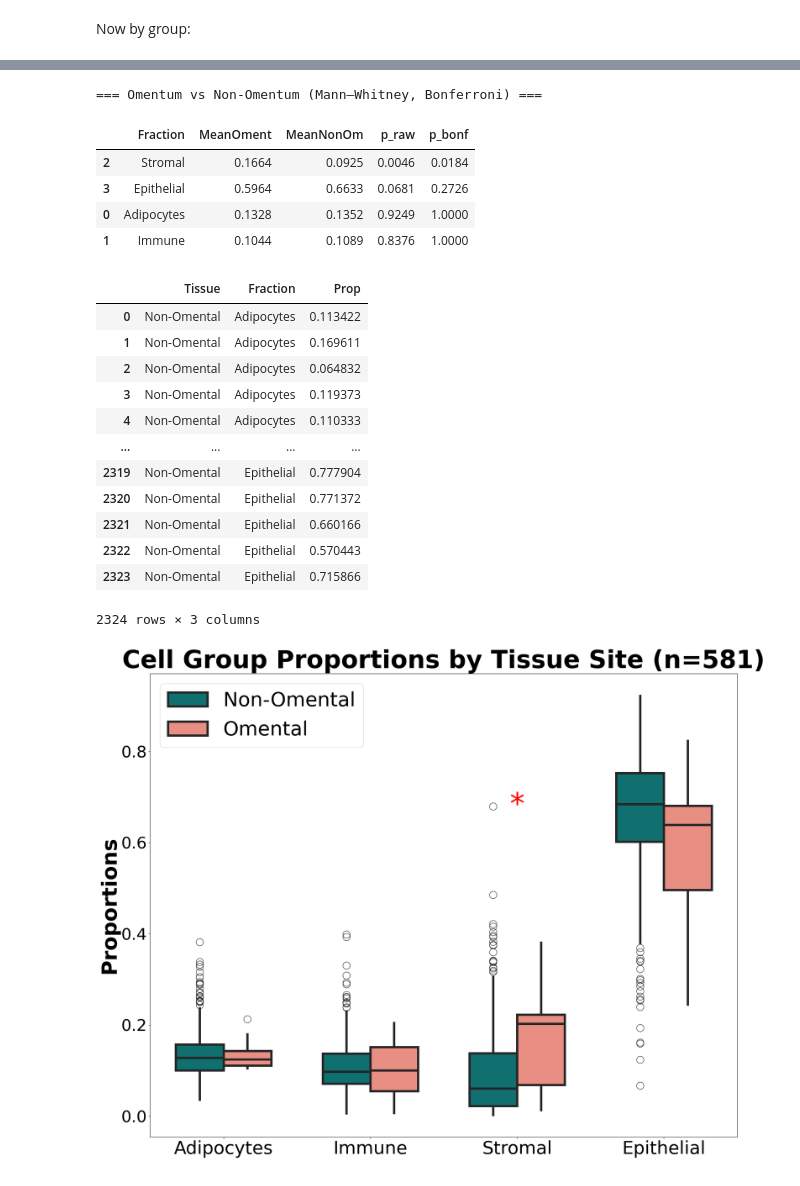
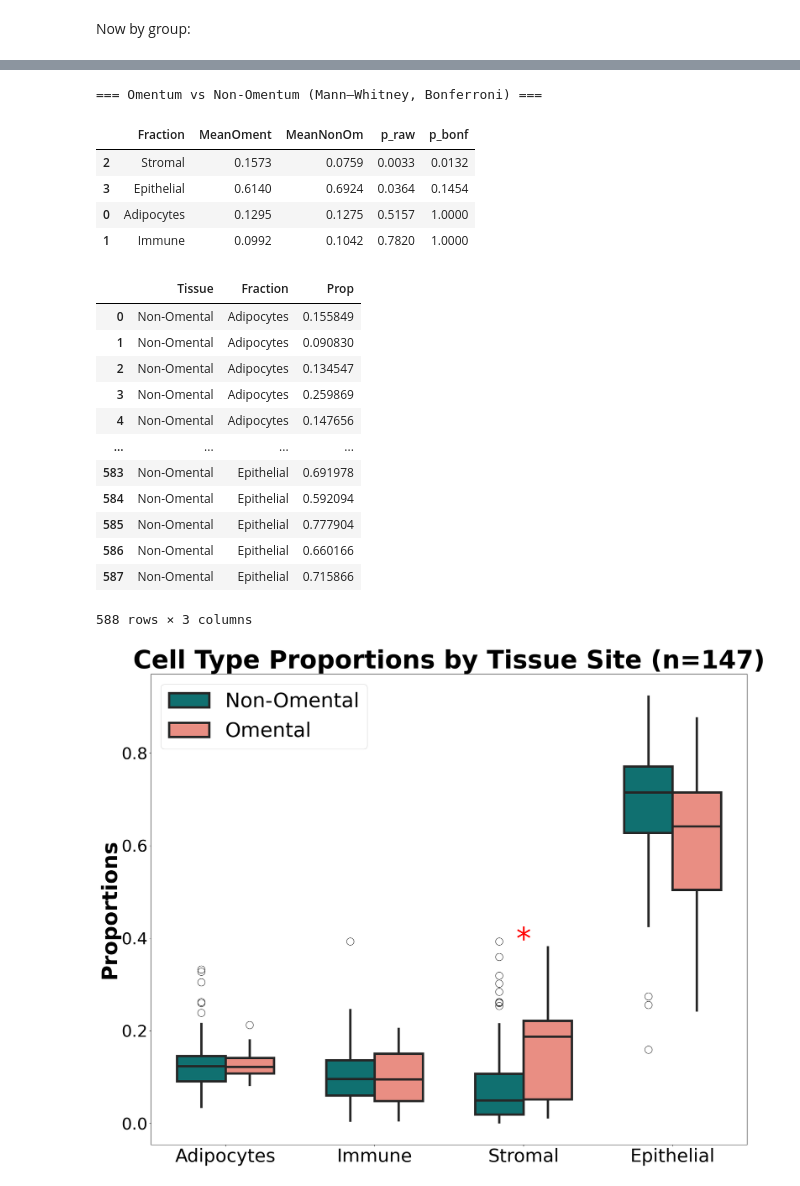
Before and after one commit to ivichadriana/HGSOC_Adipocytes, a Jupyter notebook: notebooks/analysis_proportions_vs_tissue.ipynb, the cells around one changed output, grey strips where cells are left out. Drawn from its saved outputs; the diff is of its cells as text; code cells hidden in the pictures.

```diff
--- a/notebooks/analysis_proportions_vs_tissue.ipynb
+++ b/notebooks/analysis_proportions_vs_tissue.ipynb
@@ -87,14 +87,3 @@ renaming = hp.get_variable_renaming()
 tissue_dictionary = hp.get_tissue_dictionary()
 # %% [markdown]
 Metadata
-# %%
-meta_full = hp.open_and_clean_meta(
-    meta_path=meta_path, renaming=renaming, tissue_dictionary=tissue_dictionary
-)
-
-
-## Removing patients that received adj. therapy
-to_rm_adjtx = meta_full[meta_full["AdjTx"] == 2]["ID"].unique().tolist()
-meta_full = meta_full[~meta_full["ID"].isin(to_rm_adjtx)]
-props = props[~props["ID"].isin(to_rm_adjtx)]
-meta_full
@@ -183,9 +240,12 @@ df["Immune"] = df[immune_cells].sum(axis=1)
 df["Stromal"] = df[stromal_cells].sum(axis=1)
 df["Epithelial"] = df[epi_cells].sum(axis=1)
 # %%
+df.dropna(subset=["Tissue"], inplace=True)
+
 df["Tissue"] = df["Tissue"].apply(
     lambda x: "Omental" if str(x) == "Omentum" else "Non-Omental"
 )
-df.Tissue.value_counts(dropna=False)
+print(df.Tissue.value_counts(dropna=False))
+df
 # %% [output]
 Tissue
@@ -223,10 +297,10 @@ display(res.round(4))
 # %% [output]
 === Omentum vs Non-Omentum (Mann–Whitney, Bonferroni) ===
 |  | Fraction | MeanOment | MeanNonOm | p_raw | p_bonf |
-| 2 | Stromal | 0.1664 | 0.0925 | 0.0046 | 0.0184 |
-| 3 | Epithelial | 0.5964 | 0.6633 | 0.0681 | 0.2726 |
-| 0 | Adipocytes | 0.1328 | 0.1352 | 0.9249 | 1.0000 |
-| 1 | Immune | 0.1044 | 0.1089 | 0.8376 | 1.0000 |
+| 2 | Stromal | 0.1573 | 0.0759 | 0.0033 | 0.0132 |
+| 3 | Epithelial | 0.6140 | 0.6924 | 0.0364 | 0.1454 |
+| 0 | Adipocytes | 0.1295 | 0.1275 | 0.5157 | 1.0000 |
+| 1 | Immune | 0.0992 | 0.1042 | 0.7820 | 1.0000 |
 # %%
 # build tidy frame with tissue names
 long_all = (
@@ -237,18 +311,18 @@ long_all = (
 long_all
 # %% [output]
 |  | Tissue | Fraction | Prop |
-| 0 | Non-Omental | Adipocytes | 0.113422 |
-| 1 | Non-Omental | Adipocytes | 0.169611 |
-| 2 | Non-Omental | Adipocytes | 0.064832 |
-| 3 | Non-Omental | Adipocytes | 0.119373 |
-| 4 | Non-Omental | Adipocytes | 0.110333 |
+| 0 | Non-Omental | Adipocytes | 0.155849 |
+| 1 | Non-Omental | Adipocytes | 0.090830 |
+| 2 | Non-Omental | Adipocytes | 0.134547 |
+| 3 | Non-Omental | Adipocytes | 0.259869 |
+| 4 | Non-Omental | Adipocytes | 0.147656 |
 | ... | ... | ... | ... |
-| 2319 | Non-Omental | Epithelial | 0.777904 |
-| 2320 | Non-Omental | Epithelial | 0.771372 |
-| 2321 | Non-Omental | Epithelial | 0.660166 |
-| 2322 | Non-Omental | Epithelial | 0.570443 |
-| 2323 | Non-Omental | Epithelial | 0.715866 |
+| 583 | Non-Omental | Epithelial | 0.691978 |
+| 584 | Non-Omental | Epithelial | 0.592094 |
+| 585 | Non-Omental | Epithelial | 0.777904 |
+| 586 | Non-Omental | Epithelial | 0.660166 |
+| 587 | Non-Omental | Epithelial | 0.715866 |
-2324 rows × 3 columns
+588 rows × 3 columns
 # %%
 palette = {"Omental": "salmon", "Non-Omental": "teal"}
 
@@ -260,32 +334,32 @@ ax = sns.boxplot(
     hue="Tissue",
     palette=palette,
     width=0.65,
     showcaps=False,
     fliersize=16,
     linewidth=5,
 )
 
 # ── add significance stars (p_bonf from res DF) ─────────────────────────
 for i, frac in enumerate(fractions):
     p_adj = res.loc[res.Fraction == frac, "p_bonf"].values[0]
     star = hp.p_to_star(p_adj)
     if star:
         y_max = long_all.loc[long_all.Fraction == frac, "Prop"].max() - 0.05
         ax.text(
             i, y_max + 0.02, star, ha="center", va="bottom", color="red", fontsize=66
         )
 
 plt.ylabel("Proportions", fontsize=46, fontweight="bold")
 plt.xlabel("", fontsize=46, fontweight="bold")
 plt.title(
-    f"Cell Group Proportions by Tissue Site (n={df.shape[0]})",
+    f"Cell Type Proportions by Tissue Site (n={df.shape[0]})",
     fontsize=55,
     fontweight="bold",
 )
 plt.legend(title="", fontsize=44, loc="best")
 plt.xticks(fontsize=40)
 plt.yticks(fontsize=36)
 plt.tight_layout()
 plt.show()
 # %% [output]
-[figure, old version]
+[figure, new version]
```
Also changed, not shown: parts of 8 cells of this notebook, 8 other files.
